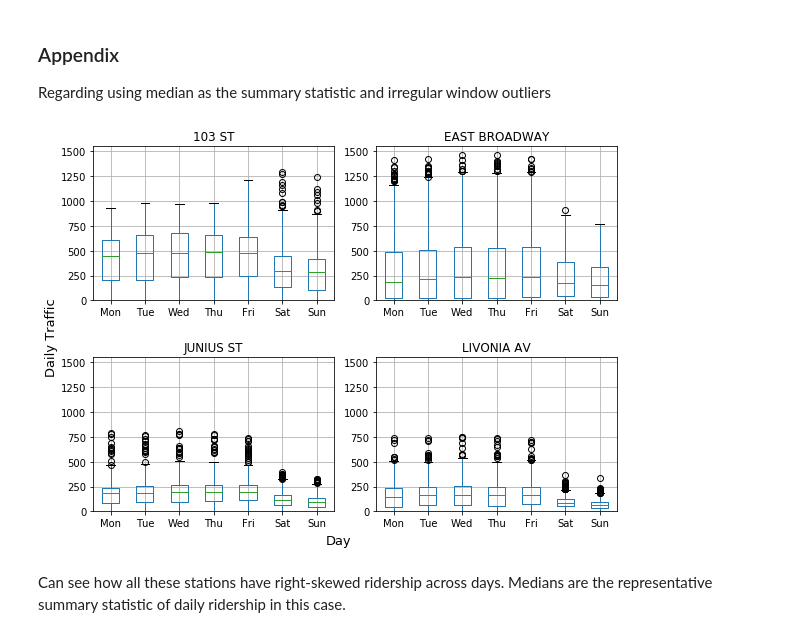
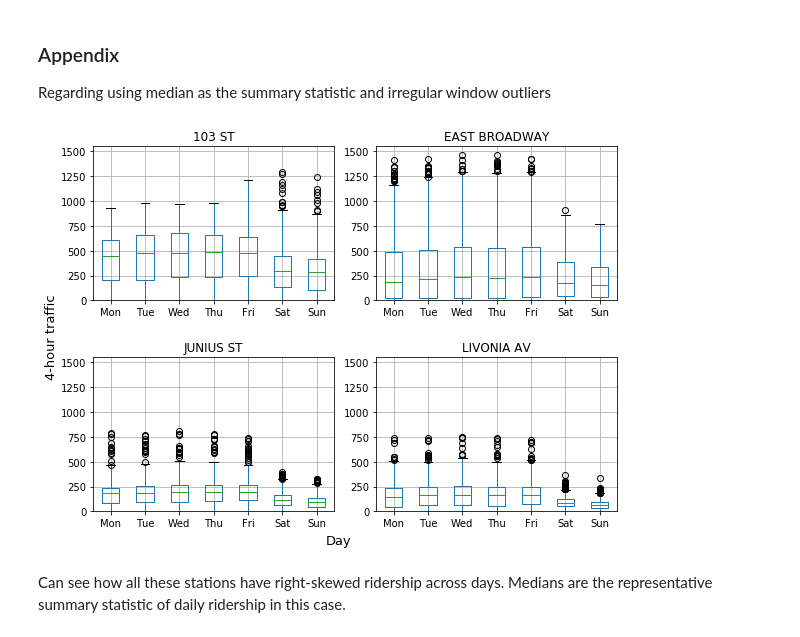
Before and after one commit to brendanlafferty/MTA-EDA, a Jupyter notebook: MTA-project1.ipynb, the cells around one changed output. Saved outputs shown, nothing was run; the diff lists cells and outputs as text; code cells hidden in the pictures.

```diff
--- a/MTA-project1.ipynb
+++ b/MTA-project1.ipynb
@@ -269,21 +269,21 @@ Regarding using median as the summary statistic and irregular window outliers
 # %%
 fig, ax = plt.subplots(2, 2, figsize=(8,6))
 for i, statline_name in enumerate(statline_names):
     final_df.loc[(final_df.STATION_LINENAME == statline_name), ['DAY','RIDERSHIP']].\
     boxplot(by = ['DAY'],figsize=(10,3), ax=ax.flatten()[i])
 plt.suptitle('',y=1.02)
 plt.tight_layout(pad = 1.0)
 k = 0
 for i in range(2):
     for j in range(2):
         ax[i, j].set_title(statline_names[k][0])
         ax[i, j].set_xticklabels(['Mon', 'Tue', 'Wed', 'Thu', 'Fri', 'Sat', 'Sun'], fontdict=None, minor=False);
         ax[i, j].set_xlabel(''); ax[i, j].set_ylabel(''); ax[i, j].set_ylim(0, 1550)
         k += 1
 fig.text(0.5, 0.02, 'Day', ha='center', fontsize=13)
-fig.text(-0.01, 0.5, 'Daily Traffic', va='center', rotation='vertical', fontsize=13);
+fig.text(-0.01, 0.5, '4-hour traffic', va='center', rotation='vertical', fontsize=13);
 # %% [output]
-[figure, old version]
+[figure, new version]
 # %% [markdown]
 Can see how all these stations have right-skewed ridership across days. Medians are the representative summary statistic of daily ridership in this case.
 # %% [markdown]
```
Also changed, not shown: parts of 1 cell of this notebook.
